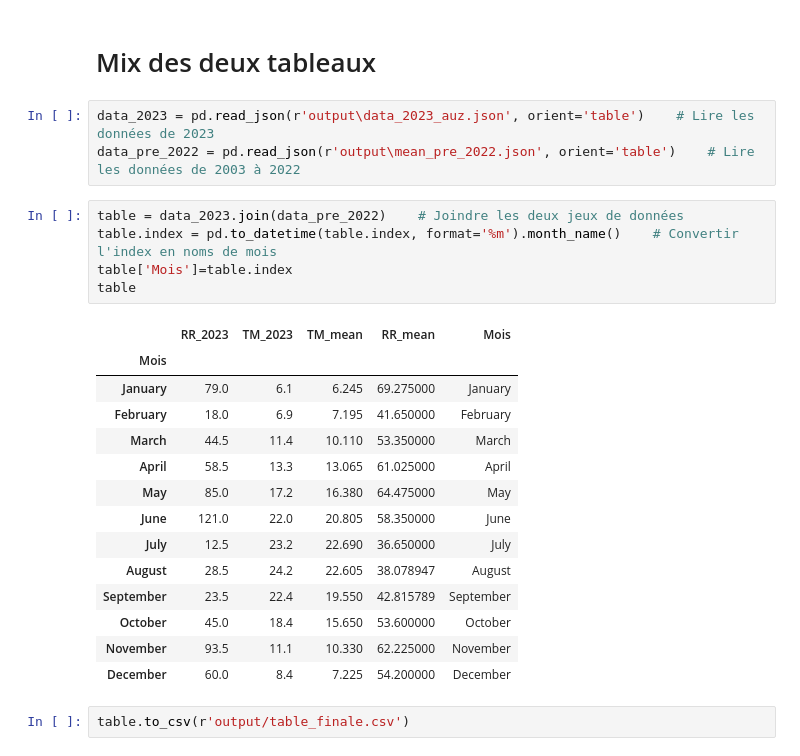
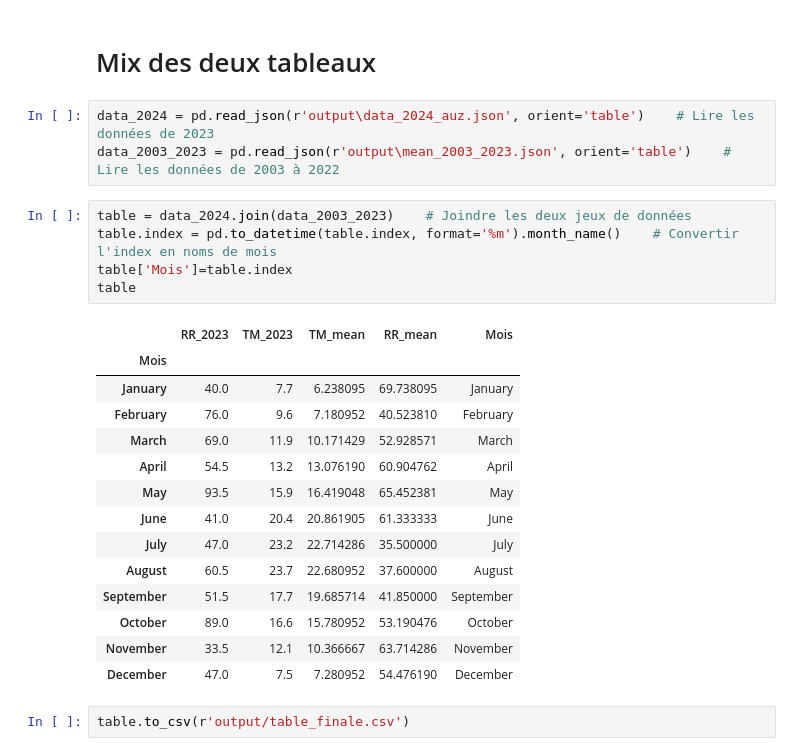
Before and after one commit to GabrielINRAe/Projet_Dataviz, a Jupyter notebook: Diagramme ombro pour station auzeville.ipynb, the cells around one changed output. Drawn from its saved outputs; the diff is of its cells as text.

```diff
--- a/Diagramme ombro pour station auzeville.ipynb
+++ b/Diagramme ombro pour station auzeville.ipynb
@@ -132,27 +69,27 @@ plot2
 # %% [markdown]
 # Mix des deux tableaux
 # %%
-data_2023 = pd.read_json(r'output\data_2023_auz.json', orient='table')    # Lire les données de 2023
-data_pre_2022 = pd.read_json(r'output\mean_pre_2022.json', orient='table')    # Lire les données de 2003 à 2022
+data_2024 = pd.read_json(r'output\data_2024_auz.json', orient='table')    # Lire les données de 2023
+data_2003_2023 = pd.read_json(r'output\mean_2003_2023.json', orient='table')    # Lire les données de 2003 à 2022
 # %%
-table = data_2023.join(data_pre_2022)    # Joindre les deux jeux de données
+table = data_2024.join(data_2003_2023)    # Joindre les deux jeux de données
 table.index = pd.to_datetime(table.index, format='%m').month_name()    # Convertir l'index en noms de mois
 table['Mois']=table.index
 table
 # %% [output]
 |  | RR_2023 | TM_2023 | TM_mean | RR_mean | Mois |
 | Mois |  |  |  |  |  |
-| January | 79.0 | 6.1 | 6.245 | 69.275000 | January |
-| February | 18.0 | 6.9 | 7.195 | 41.650000 | February |
-| March | 44.5 | 11.4 | 10.110 | 53.350000 | March |
-| April | 58.5 | 13.3 | 13.065 | 61.025000 | April |
-| May | 85.0 | 17.2 | 16.380 | 64.475000 | May |
-| June | 121.0 | 22.0 | 20.805 | 58.350000 | June |
-| July | 12.5 | 23.2 | 22.690 | 36.650000 | July |
-| August | 28.5 | 24.2 | 22.605 | 38.078947 | August |
-| September | 23.5 | 22.4 | 19.550 | 42.815789 | September |
-| October | 45.0 | 18.4 | 15.650 | 53.600000 | October |
-| November | 93.5 | 11.1 | 10.330 | 62.225000 | November |
-| December | 60.0 | 8.4 | 7.225 | 54.200000 | December |
+| January | 40.0 | 7.7 | 6.238095 | 69.738095 | January |
+| February | 76.0 | 9.6 | 7.180952 | 40.523810 | February |
+| March | 69.0 | 11.9 | 10.171429 | 52.928571 | March |
+| April | 54.5 | 13.2 | 13.076190 | 60.904762 | April |
+| May | 93.5 | 15.9 | 16.419048 | 65.452381 | May |
+| June | 41.0 | 20.4 | 20.861905 | 61.333333 | June |
+| July | 47.0 | 23.2 | 22.714286 | 35.500000 | July |
+| August | 60.5 | 23.7 | 22.680952 | 37.600000 | August |
+| September | 51.5 | 17.7 | 19.685714 | 41.850000 | September |
+| October | 89.0 | 16.6 | 15.780952 | 53.190476 | October |
+| November | 33.5 | 12.1 | 10.366667 | 63.714286 | November |
+| December | 47.0 | 7.5 | 7.280952 | 54.476190 | December |
 # %%
 table.to_csv(r'output/table_finale.csv')
```
Also changed, not shown: parts of 39 cells of this notebook, 13 other files.
